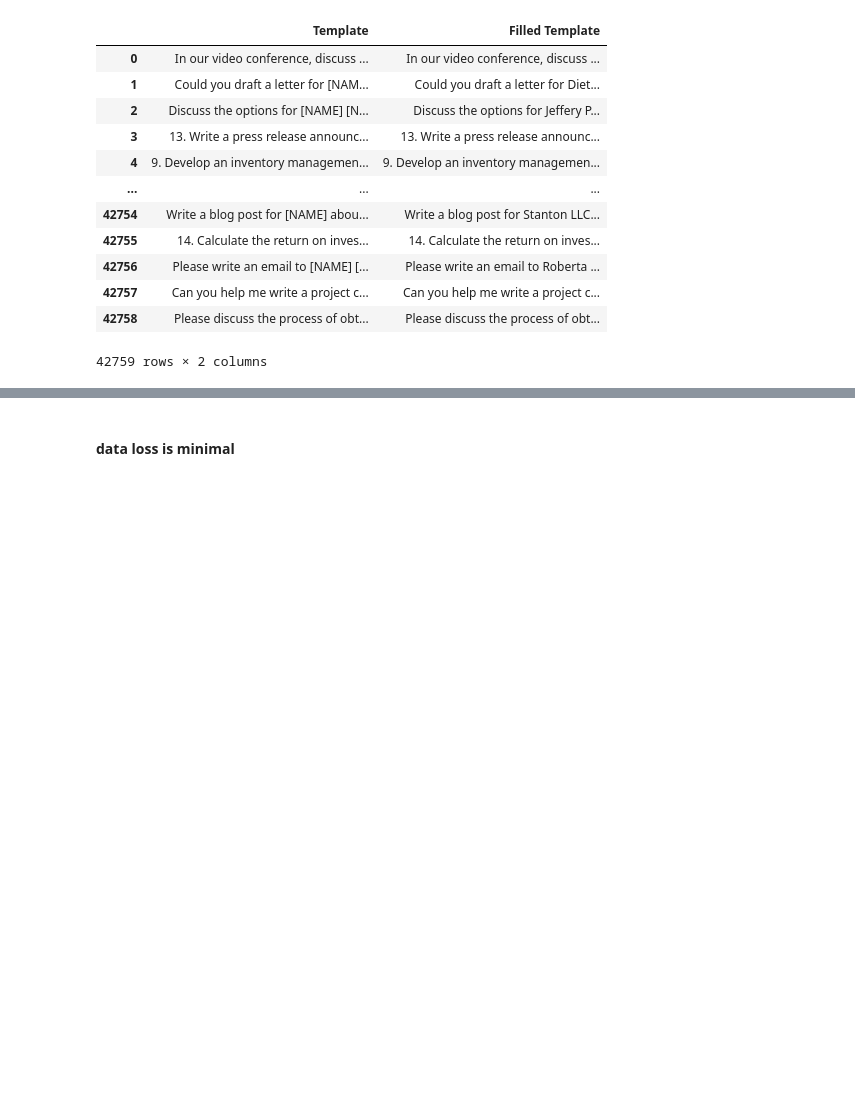
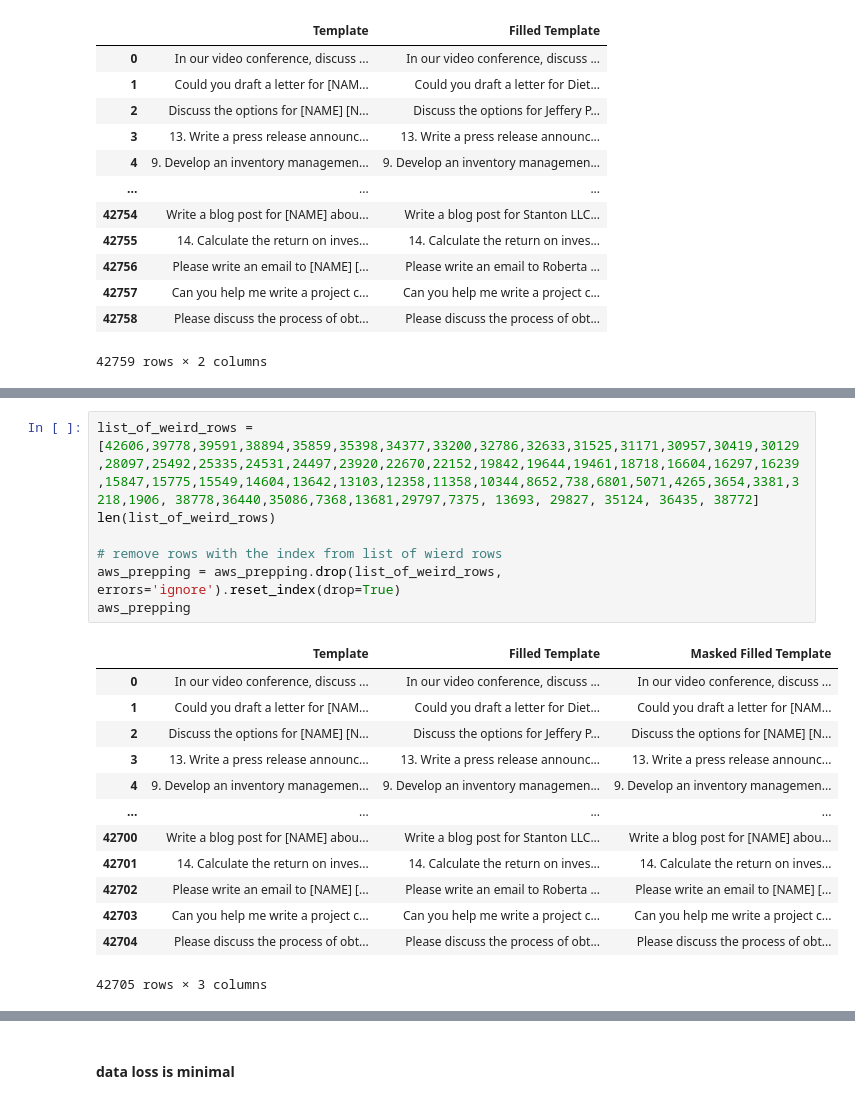
Before and after one commit to MorrisSimons/SCH_PII_masking_Advanced_ML, a Jupyter notebook: main.ipynb, the cells around one changed output, grey strips where cells are left out. Cells and saved outputs as stored; diff of their text form; blank space fills up the shorter version.

Commit message:
last errors removed

```diff
--- a/main.ipynb
+++ b/main.ipynb
@@ -598,3 +596,24 @@ df_full.head()
+# %%
+list_of_weird_rows = [42606,39778,39591,38894,35859,35398,34377,33200,32786,32633,31525,31171,30957,30419,30129,28097,25492,25335,24531,24497,23920,22670,22152,19842,19644,19461,18718,16604,16297,16239,15847,15775,15549,14604,13642,13103,12358,11358,10344,8652,738,6801,5071,4265,3654,3381,3218,1906, 38778,36440,35086,7368,13681,29797,7375, 13693, 29827, 35124, 36435, 38772]
+len(list_of_weird_rows)
+
+# remove rows with the index from list of wierd rows
+aws_prepping = aws_prepping.drop(list_of_weird_rows, errors='ignore').reset_index(drop=True)
+aws_prepping
+# %% [output]
+|  | Template | Filled Template | Masked Filled Template |
+| 0 | In our video conference, discuss ... | In our video conference, discuss ... | In our video conference, discuss ... |
+| 1 | Could you draft a letter for [NAM... | Could you draft a letter for Diet... | Could you draft a letter for [NAM... |
+| 2 | Discuss the options for [NAME] [N... | Discuss the options for Jeffery P... | Discuss the options for [NAME] [N... |
+| 3 | 13. Write a press release announc... | 13. Write a press release announc... | 13. Write a press release announc... |
+| 4 | 9. Develop an inventory managemen... | 9. Develop an inventory managemen... | 9. Develop an inventory managemen... |
+| ... | ... | ... | ... |
+| 42700 | Write a blog post for [NAME] abou... | Write a blog post for Stanton LLC... | Write a blog post for [NAME] abou... |
+| 42701 | 14. Calculate the return on inves... | 14. Calculate the return on inves... | 14. Calculate the return on inves... |
+| 42702 | Please write an email to [NAME] [... | Please write an email to Roberta ... | Please write an email to [NAME] [... |
+| 42703 | Can you help me write a project c... | Can you help me write a project c... | Can you help me write a project c... |
+| 42704 | Please discuss the process of obt... | Please discuss the process of obt... | Please discuss the process of obt... |
+42705 rows × 3 columns
 # %%
 # Compare the two strings
 counter = 0
```
Also changed, not shown: parts of 16 cells of this notebook, 2 other files.
